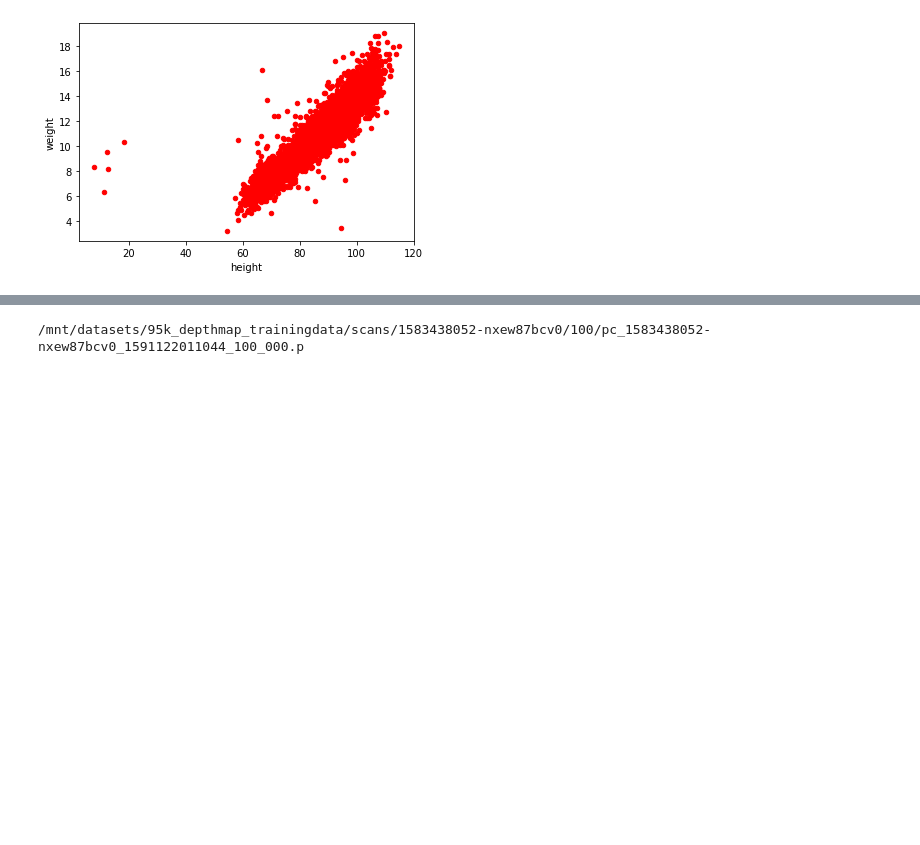
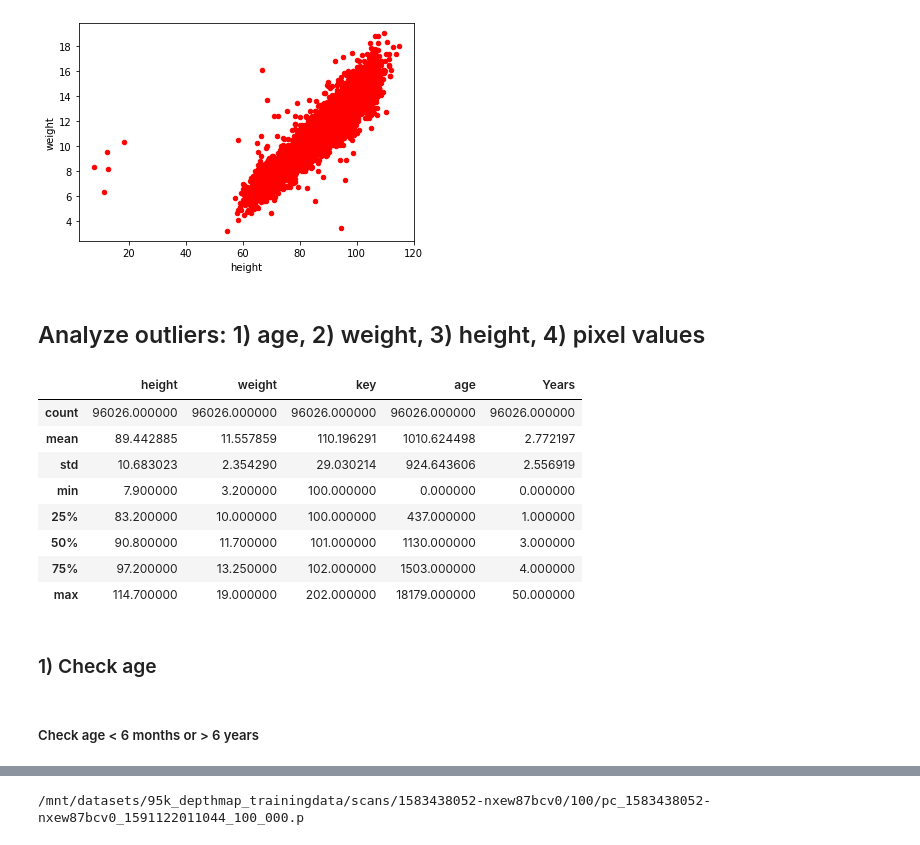
Before and after one commit to kai-luni/cgm-ml, a Jupyter notebook: src/data_utils/dataset_EDA/anon-depthmap-95k/EDA_anon-depthmap-95k.ipynb, the cells around one changed output, grey strips where cells are left out. Cells and saved outputs as stored; diff of their text form; code cells hidden in the pictures; blank space fills up the shorter version.

```diff
--- a/src/data_utils/dataset_EDA/anon-depthmap-95k/EDA_anon-depthmap-95k.ipynb
+++ b/src/data_utils/dataset_EDA/anon-depthmap-95k/EDA_anon-depthmap-95k.ipynb
@@ -126,3 +138,21 @@ weight_vs_age = scans.plot.scatter(x='weight', y='age', c='red')
 weight_vs_height = scans.plot.scatter(x='height', y='weight', c='red')
 # %% [output]
 [figure]
+# %% [markdown]
+## Analyze outliers: 1) age, 2) weight, 3) height, 4) pixel values
+# %%
+artifacts.describe()
+# %% [output]
+|  | height | weight | key | age | Years |
+| count | 96026.000000 | 96026.000000 | 96026.000000 | 96026.000000 | 96026.000000 |
+| mean | 89.442885 | 11.557859 | 110.196291 | 1010.624498 | 2.772197 |
+| std | 10.683023 | 2.354290 | 29.030214 | 924.643606 | 2.556919 |
+| min | 7.900000 | 3.200000 | 100.000000 | 0.000000 | 0.000000 |
+| 25% | 83.200000 | 10.000000 | 100.000000 | 437.000000 | 1.000000 |
+| 50% | 90.800000 | 11.700000 | 101.000000 | 1130.000000 | 3.000000 |
+| 75% | 97.200000 | 13.250000 | 102.000000 | 1503.000000 | 4.000000 |
+| max | 114.700000 | 19.000000 | 202.000000 | 18179.000000 | 50.000000 |
+# %% [markdown]
+### 1) Check age
+# %% [markdown]
+##### Check age < 6 months or  > 6 years
```
Also changed, not shown: parts of 27 cells of this notebook, 6 other files.
